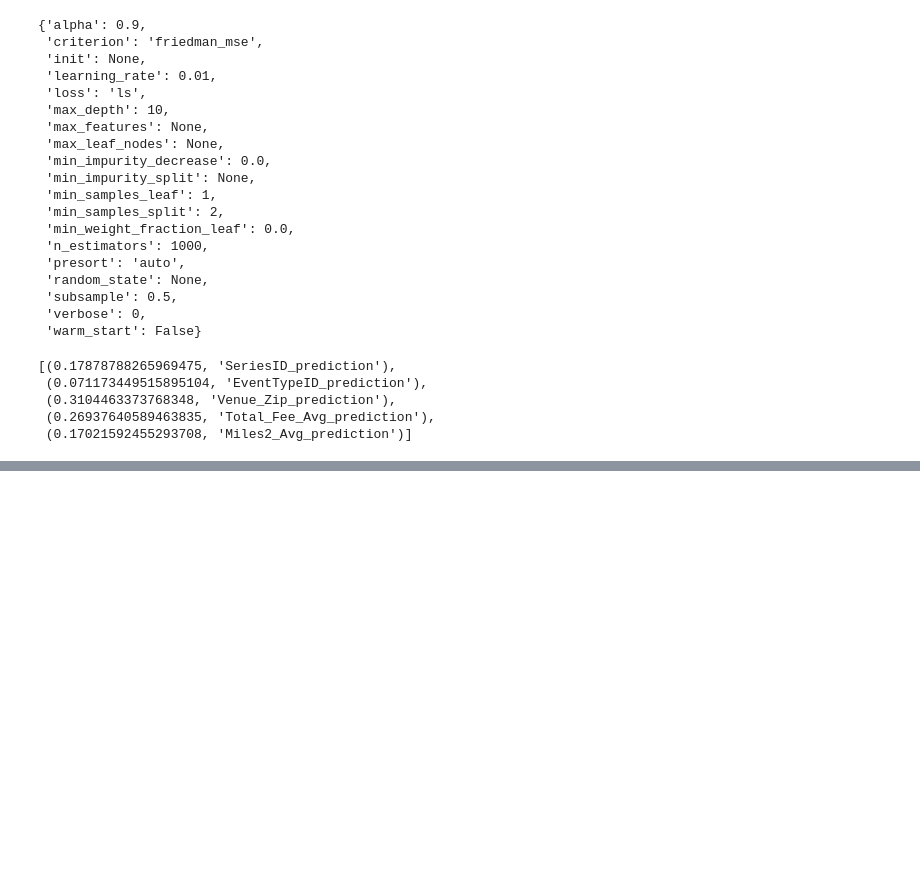
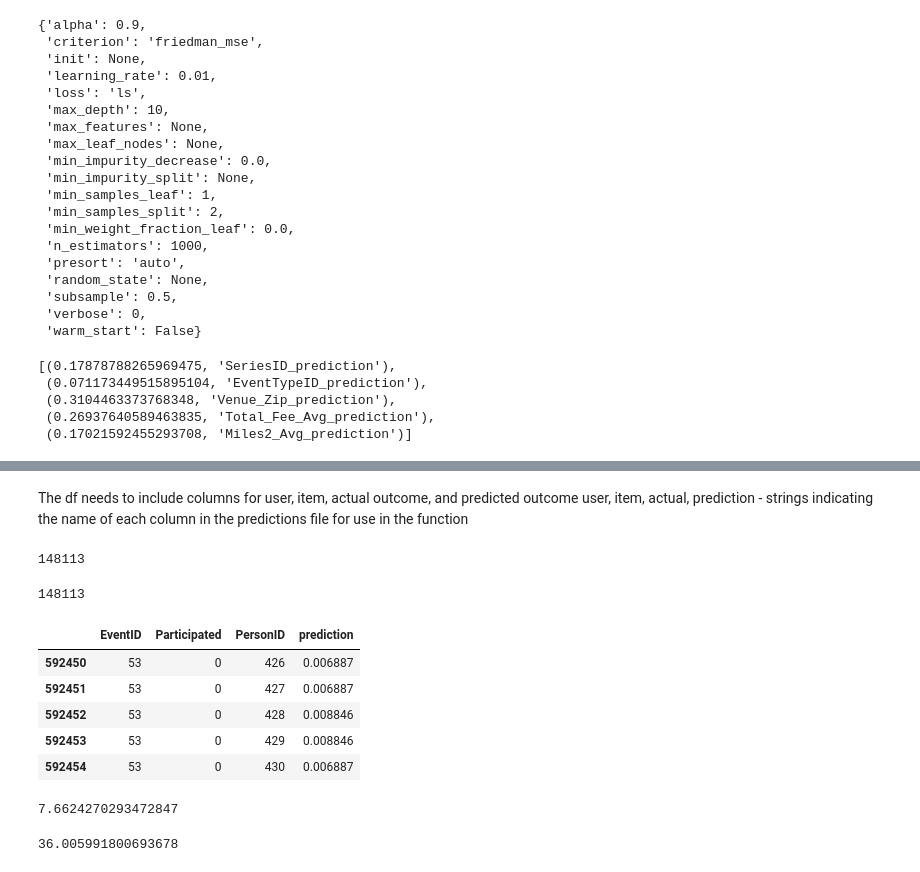
Before and after one commit to gcnuss/trailrun_participation, a Jupyter notebook: model/Final_Model_Pipeline-UPDATE.ipynb, the cells around one changed output, grey strips where cells are left out. Drawn from its saved outputs; the diff is of its cells as text; code cells hidden in the pictures; blank space fills up the shorter version.

```diff
--- a/model/Final_Model_Pipeline-UPDATE.ipynb
+++ b/model/Final_Model_Pipeline-UPDATE.ipynb
@@ -650,0 +749,4 @@ cleaned_data.join
+# %%
+gb_model_v4 = GradientBoostingRegressor(loss='ls', learning_rate=.01, n_estimators=100, subsample=0.5, max_depth=3)
+# %%
+gb_model_v4.fit(X_gb_train, y_gb_train)
@@ -650,0 +765,27 @@ cleaned_data.join
+# %% [markdown]
+The df needs to include columns for user, item, actual outcome, and predicted outcome
+    user, item, actual, prediction - strings indicating the name of each column in
+    the predictions file for use in the function
+# %%
+gb_valpreds_v4 = gb_model_v4.predict(X_gb_val)
+# %%
+len(gb_valpreds_v4)
+# %% [output]
+148113
+# %%
+len(y_gb_val)
+# %% [output]
+148113
+# %%
+rankeval_valpreds_df_v4 = pd.DataFrame({'PersonID': gb_train_data['PersonID'].iloc[592450:], 'EventID':
+                                      gb_train_data['EventID'].iloc[592450:], 'Participated': y_gb_val.values,
+                                      'prediction': gb_valpreds_v4})
+# %%
+rankeval_valpreds_df_v4.head()
+# %% [output]
+|  | EventID | Participated | PersonID | prediction |
+| 592450 | 53 | 0 | 426 | 0.006887 |
+| 592451 | 53 | 0 | 427 | 0.006887 |
+| 592452 | 53 | 0 | 428 | 0.008846 |
+| 592453 | 53 | 0 | 429 | 0.008846 |
+| 592454 | 53 | 0 | 430 | 0.006887 |
@@ -650,0 +794,8 @@ cleaned_data.join
+# %%
+rank_processing_v4.calc_test_rank()
+# %% [output]
+7.6624270293472847
+# %%
+rank_processing_v4.calc_popular_rank()
+# %% [output]
+36.005991800693678
```
Also changed, not shown: parts of 76 cells of this notebook, 1 other file.
